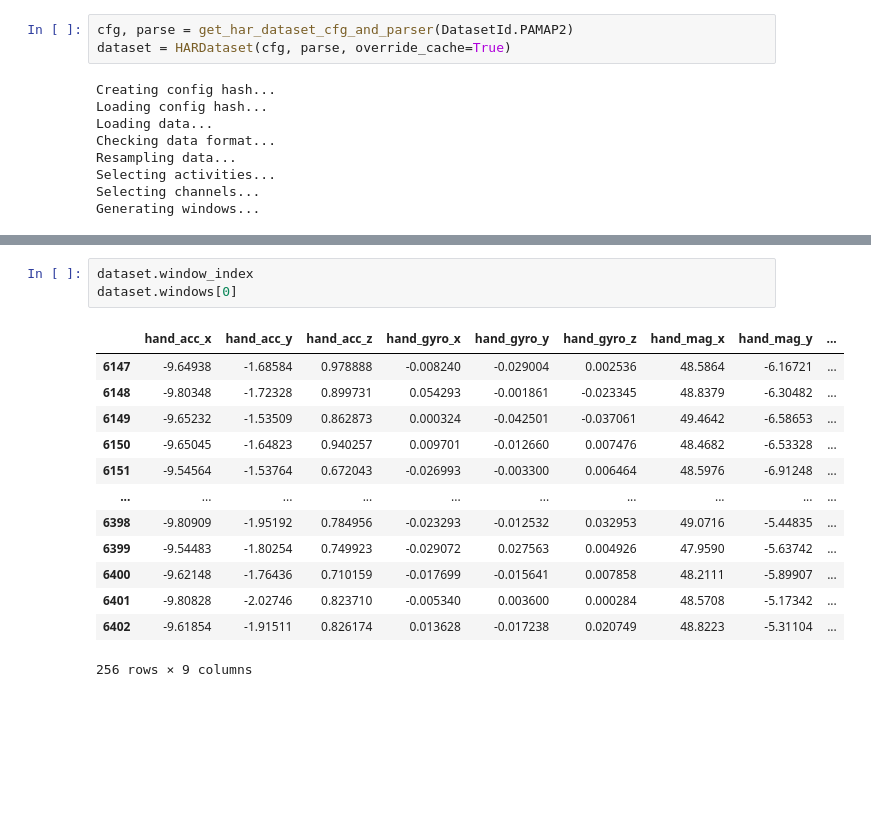
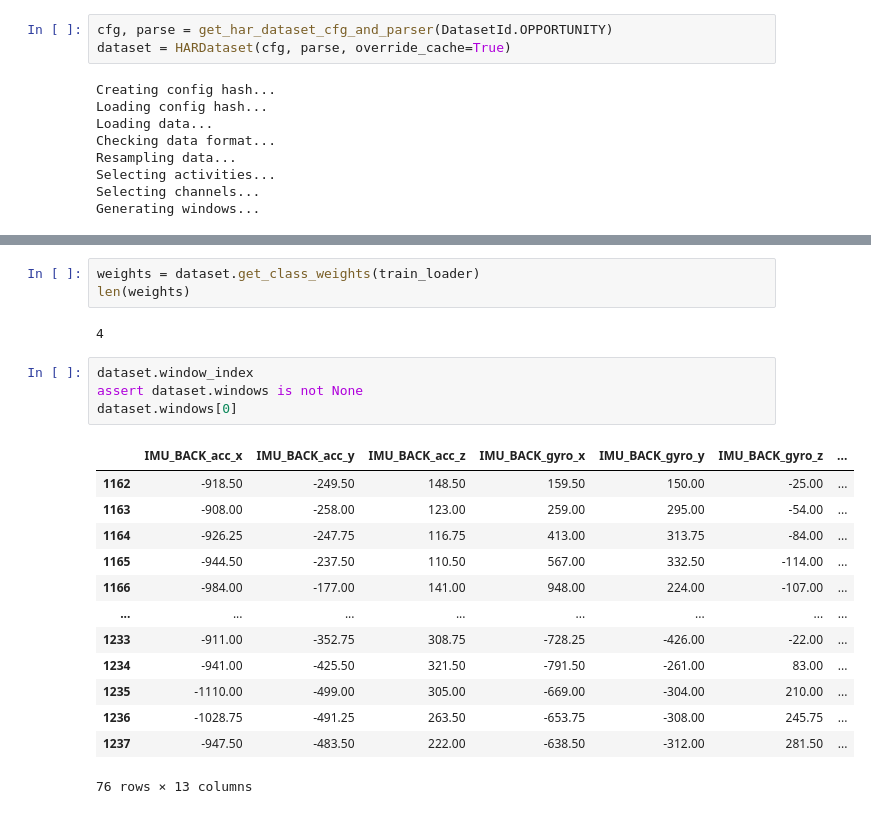
Before and after one commit to tk-king/har-datasets, a Jupyter notebook: notebooks/test.ipynb, the cells around one changed output, grey strips where cells are left out. Drawn from its saved outputs; the diff is of its cells as text; blank space fills up the shorter version.

Commit message:
add activity_id_col entry to cfg, remove split type cfg entry, add opportunity support

```diff
--- a/notebooks/test.ipynb
+++ b/notebooks/test.ipynb
@@ -2,7 +2,7 @@
 from har_datasets.dataset.har_dataset import HARDataset
 from har_datasets.supported.getter import DatasetId, get_har_dataset_cfg_and_parser
 # %%
-cfg, parse = get_har_dataset_cfg_and_parser(DatasetId.PAMAP2)
+cfg, parse = get_har_dataset_cfg_and_parser(DatasetId.OPPORTUNITY)
 dataset = HARDataset(cfg, parse, override_cache=True)
 # %% [output]
 Creating config hash...
@@ -18,20 +27,26 @@ train_loader, val_loader, test_loader = dataset.get_dataloaders()
+# %%
+weights = dataset.get_class_weights(train_loader)
+len(weights)
+# %% [output]
+4
 # %%
 dataset.window_index
+assert dataset.windows is not None
 dataset.windows[0]
 # %% [output]
-|  | hand_acc_x | hand_acc_y | hand_acc_z | hand_gyro_x | hand_gyro_y | hand_gyro_z | hand_mag_x | hand_mag_y | ... |
-| 6147 | -9.64938 | -1.68584 | 0.978888 | -0.008240 | -0.029004 | 0.002536 | 48.5864 | -6.16721 | ... |
-| 6148 | -9.80348 | -1.72328 | 0.899731 | 0.054293 | -0.001861 | -0.023345 | 48.8379 | -6.30482 | ... |
-| 6149 | -9.65232 | -1.53509 | 0.862873 | 0.000324 | -0.042501 | -0.037061 | 49.4642 | -6.58653 | ... |
-| 6150 | -9.65045 | -1.64823 | 0.940257 | 0.009701 | -0.012660 | 0.007476 | 48.4682 | -6.53328 | ... |
-| 6151 | -9.54564 | -1.53764 | 0.672043 | -0.026993 | -0.003300 | 0.006464 | 48.5976 | -6.91248 | ... |
-| ... | ... | ... | ... | ... | ... | ... | ... | ... | ... |
-| 6398 | -9.80909 | -1.95192 | 0.784956 | -0.023293 | -0.012532 | 0.032953 | 49.0716 | -5.44835 | ... |
-| 6399 | -9.54483 | -1.80254 | 0.749923 | -0.029072 | 0.027563 | 0.004926 | 47.9590 | -5.63742 | ... |
-| 6400 | -9.62148 | -1.76436 | 0.710159 | -0.017699 | -0.015641 | 0.007858 | 48.2111 | -5.89907 | ... |
-| 6401 | -9.80828 | -2.02746 | 0.823710 | -0.005340 | 0.003600 | 0.000284 | 48.5708 | -5.17342 | ... |
-| 6402 | -9.61854 | -1.91511 | 0.826174 | 0.013628 | -0.017238 | 0.020749 | 48.8223 | -5.31104 | ... |
+|  | IMU_BACK_acc_x | IMU_BACK_acc_y | IMU_BACK_acc_z | IMU_BACK_gyro_x | IMU_BACK_gyro_y | IMU_BACK_gyro_z | ... |
+| 1162 | -918.50 | -249.50 | 148.50 | 159.50 | 150.00 | -25.00 | ... |
+| 1163 | -908.00 | -258.00 | 123.00 | 259.00 | 295.00 | -54.00 | ... |
+| 1164 | -926.25 | -247.75 | 116.75 | 413.00 | 313.75 | -84.00 | ... |
+| 1165 | -944.50 | -237.50 | 110.50 | 567.00 | 332.50 | -114.00 | ... |
+| 1166 | -984.00 | -177.00 | 141.00 | 948.00 | 224.00 | -107.00 | ... |
+| ... | ... | ... | ... | ... | ... | ... | ... |
+| 1233 | -911.00 | -352.75 | 308.75 | -728.25 | -426.00 | -22.00 | ... |
+| 1234 | -941.00 | -425.50 | 321.50 | -791.50 | -261.00 | 83.00 | ... |
+| 1235 | -1110.00 | -499.00 | 305.00 | -669.00 | -304.00 | 210.00 | ... |
+| 1236 | -1028.75 | -491.25 | 263.50 | -653.75 | -308.00 | 245.75 | ... |
+| 1237 | -947.50 | -483.50 | 222.00 | -638.50 | -312.00 | 281.50 | ... |
-256 rows × 9 columns
+76 rows × 13 columns
 # %%
 from matplotlib import pyplot as plt
 
```
Also changed, not shown: parts of 3 cells of this notebook, 17 other files.
